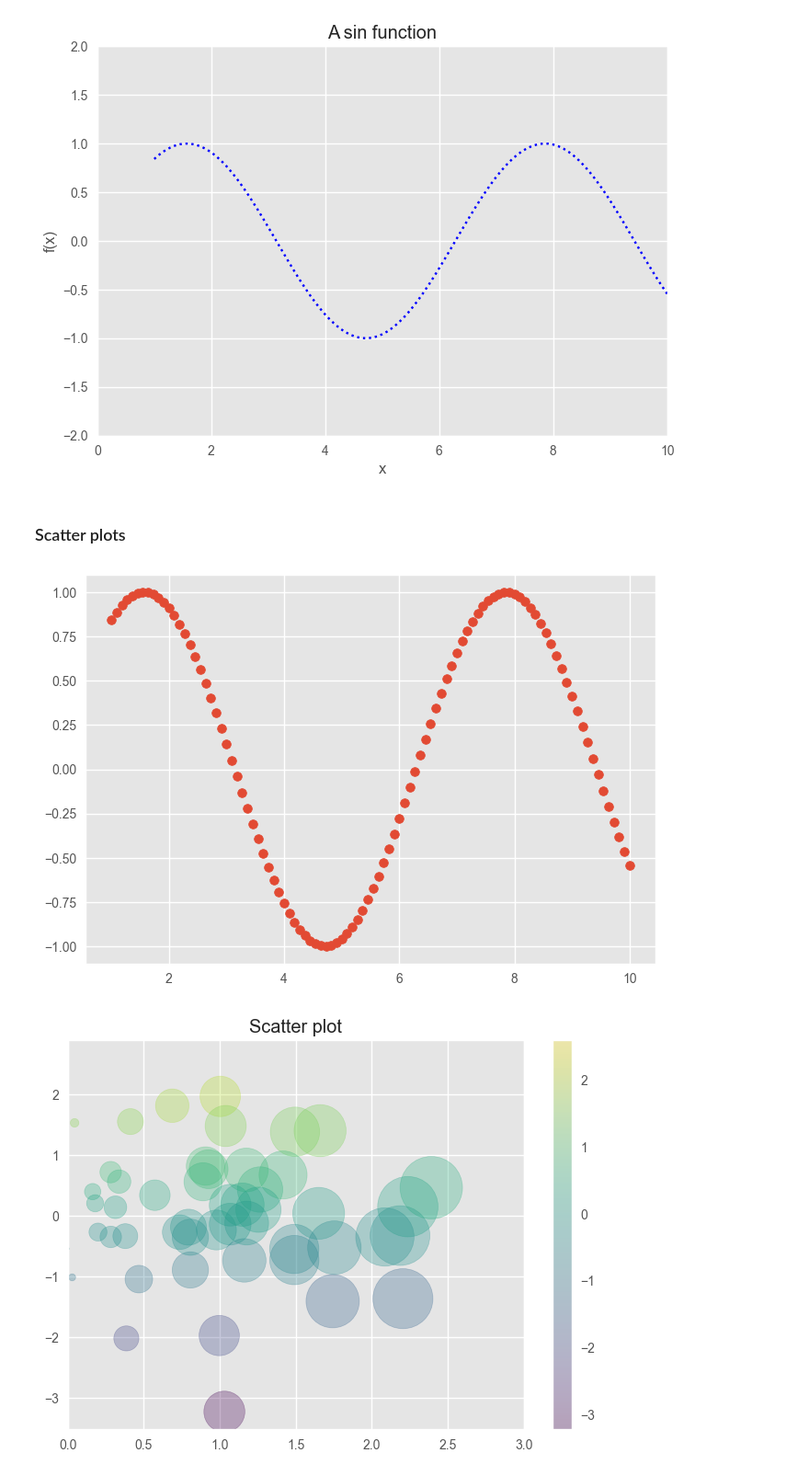
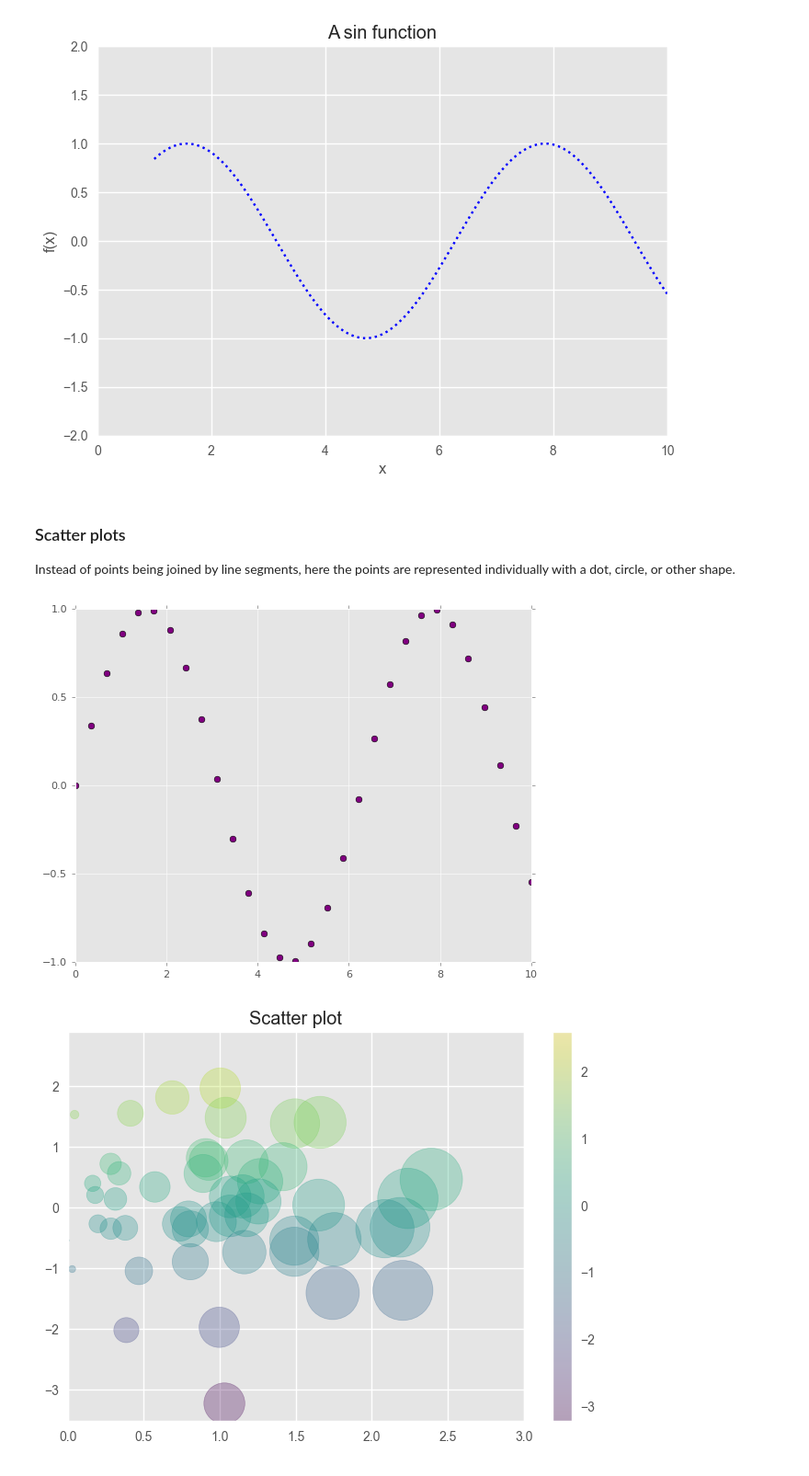
Before and after one commit to julihdez36/Machine_learning, a Jupyter notebook: Basic_tools/Matplotlib.ipynb, the cells around one changed output. Shown at 92% size. Saved outputs shown, nothing was run; the diff lists cells and outputs as text; code cells hidden in the pictures.

```diff
--- a/Basic_tools/Matplotlib.ipynb
+++ b/Basic_tools/Matplotlib.ipynb
@@ -150,13 +159,16 @@ ax.set(xlim=(0,10),ylim=(-2,2),xlabel= 'x',ylabel='f(x)',
 plt.show()
 # %% [output]
 [figure]
-# %% [markdown]
-### Scatter plots
+# %% [markdown]
+### Scatter plots
+
+  Instead of points being joined by line segments, here the points are represented individually with a dot, circle, or other shape.
 # %%
-plt.scatter(x,np.sin(x))
+x = np.linspace(0, 10, 30)
+plt.plot(x, np.sin(x), 'o', color='purple')
 plt.show()
 # %% [output]
-[figure, old version]
+[figure, new version]
 # %%
 np.random.seed(123)
 
```
Also changed, not shown: parts of 13 cells of this notebook.
